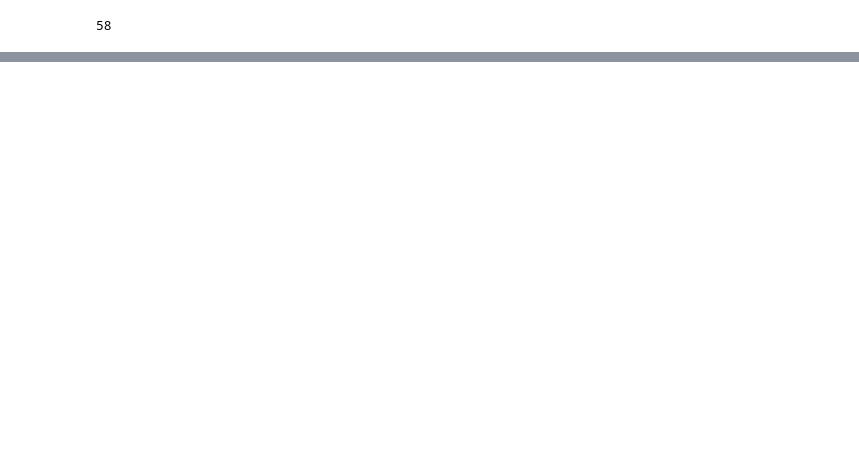
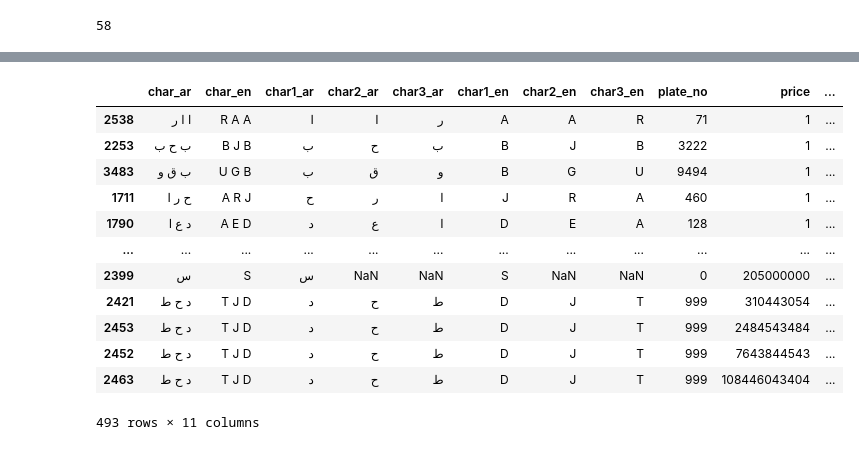
Before and after one commit to Hamad-32/Plate-Price-Prediction, a Jupyter notebook: data/data_marge.ipynb, the cells around one changed output, grey strips where cells are left out. Saved outputs shown, nothing was run; the diff lists cells and outputs as text; code cells hidden in the pictures; blank space fills up the shorter version.

```diff
--- a/data/data_marge.ipynb
+++ b/data/data_marge.ipynb
@@ -50 +50,17 @@ merged_df.duplicated(['char1_ar','char2_ar','char3_ar','char1_en','char2_en','ch
+# %%
+merged_df[merged_df.duplicated(['char1_ar', 'char2_ar', 'char3_ar', 'char1_en', 'char2_en', 'char3_en', 'plate_no'],keep=False)].sort_values(['price','char_ar'])
+# %% [output]
+|  | char_ar | char_en | char1_ar | char2_ar | char3_ar | char1_en | char2_en | char3_en | plate_no | price | ... |
+| 2538 | ا ا ر | R A A | ا | ا | ر | A | A | R | 71 | 1 | ... |
+| 2253 | ب ح ب | B J B | ب | ح | ب | B | J | B | 3222 | 1 | ... |
+| 3483 | ب ق و | U G B | ب | ق | و | B | G | U | 9494 | 1 | ... |
+| 1711 | ح ر ا | A R J | ح | ر | ا | J | R | A | 460 | 1 | ... |
+| 1790 | د ع ا | A E D | د | ع | ا | D | E | A | 128 | 1 | ... |
+| ... | ... | ... | ... | ... | ... | ... | ... | ... | ... | ... | ... |
+| 2399 | س | S | س | NaN | NaN | S | NaN | NaN | 0 | 205000000 | ... |
+| 2421 | د ح ط | T J D | د | ح | ط | D | J | T | 999 | 310443054 | ... |
+| 2453 | د ح ط | T J D | د | ح | ط | D | J | T | 999 | 2484543484 | ... |
+| 2452 | د ح ط | T J D | د | ح | ط | D | J | T | 999 | 7643844543 | ... |
+| 2463 | د ح ط | T J D | د | ح | ط | D | J | T | 999 | 108446043404 | ... |
+493 rows × 11 columns
 # %%
```
Also changed, not shown: parts of 8 cells of this notebook, 2 other files.
